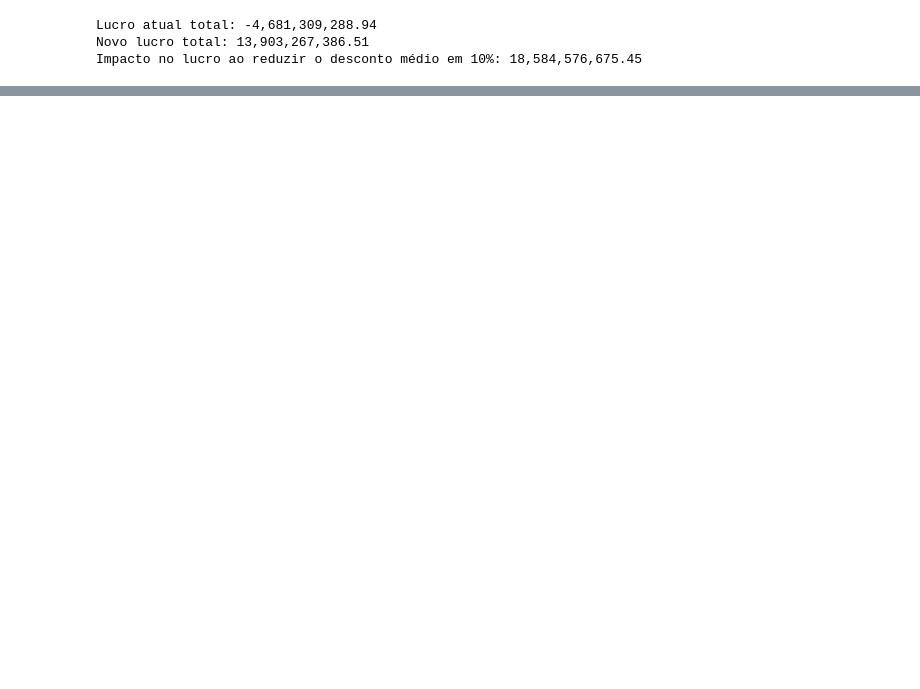
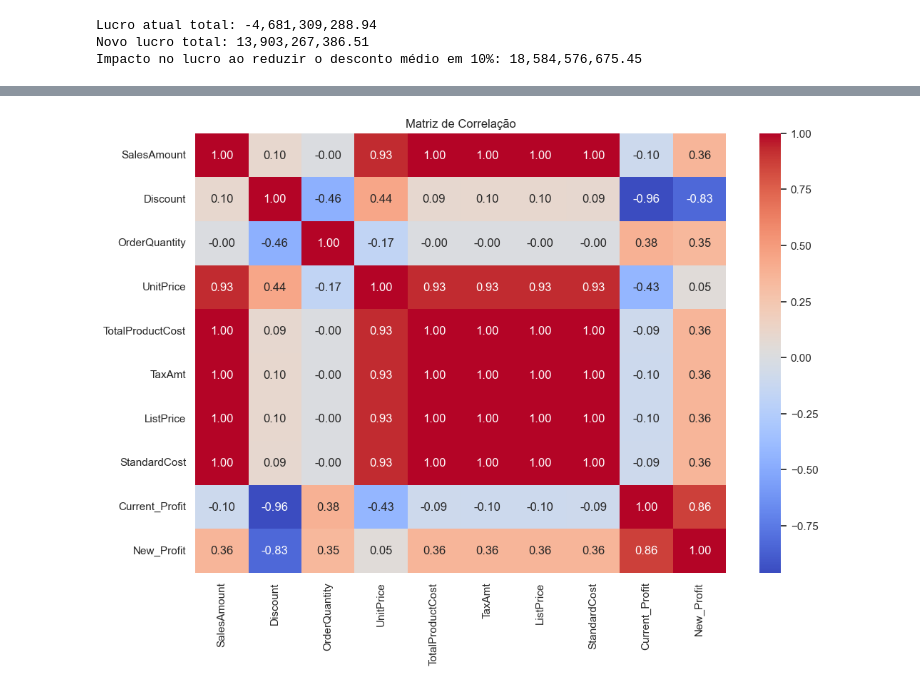
Before and after one commit to Erick-Bryan-Cubas/teste-candidatura-cilia-tecnologia, a Jupyter notebook: src/analysis-dataset-1.ipynb, the cells around one changed output, grey strips where cells are left out. Drawn from its saved outputs; the diff is of its cells as text; code cells hidden in the pictures; blank space fills up the shorter version.

```diff
--- a/src/analysis-dataset-1.ipynb
+++ b/src/analysis-dataset-1.ipynb
@@ -939,17 +908,20 @@ products_df = product
 sales_df = sales
 territory_df = territory
 
+# Renomeie a coluna 'Unnamed: 18' para 'Discount'
+sales_df.rename(columns={'Unnamed: 18': 'Discount'}, inplace=True)
+
 # Calcular o lucro atual total
-sales_df['Current_Profit'] = sales_df['SalesAmount'] - (sales_df['Unnamed: 18'] * sales_df['SalesAmount'])
+sales_df['Current_Profit'] = sales_df['SalesAmount'] - (sales_df['Discount'] * sales_df['SalesAmount'])
 
 # Calcular a média atual de desconto
-current_avg_discount = sales_df['Unnamed: 18'].mean()
+current_avg_discount = sales_df['Discount'].mean()
 
 # Reduzir o desconto médio em 10%
 new_avg_discount = current_avg_discount * 0.90
 
 # Ajustar os descontos
-sales_df['New_Discount'] = sales_df['Unnamed: 18'].apply(lambda x: x if x < new_avg_discount else new_avg_discount)
+sales_df['New_Discount'] = sales_df['Discount'].apply(lambda x: x if x < new_avg_discount else new_avg_discount)
 
 # Calcular o novo lucro total
 sales_df['New_Profit'] = sales_df['SalesAmount'] - (sales_df['New_Discount'] * sales_df['SalesAmount'])
@@ -975,0 +951,22 @@ Impacto no lucro ao reduzir o desconto médio em 10%: 18,584,576,675.45
+# %%
+import pandas as pd
+import numpy as np
+import seaborn as sns
+import matplotlib.pyplot as plt
+
+# Variáveis de interesse
+variables_of_interest = [
+    'SalesAmount', 'Discount', 'OrderQuantity', 'UnitPrice', 'TotalProductCost',
+    'TaxAmt', 'ListPrice', 'StandardCost', 'Current_Profit', 'New_Profit'
+]
+
+# Calcular a matriz de correlação
+corr_matrix = sales_df[variables_of_interest].corr()
+
+# Visualizar a matriz de correlação
+plt.figure(figsize=(12, 8))
+sns.heatmap(corr_matrix, annot=True, cmap='coolwarm', fmt='.2f')
+plt.title('Matriz de Correlação')
+plt.show()
+# %% [output]
+[figure, added]
```
Also changed, not shown: parts of 9 cells of this notebook, 1 other file.
